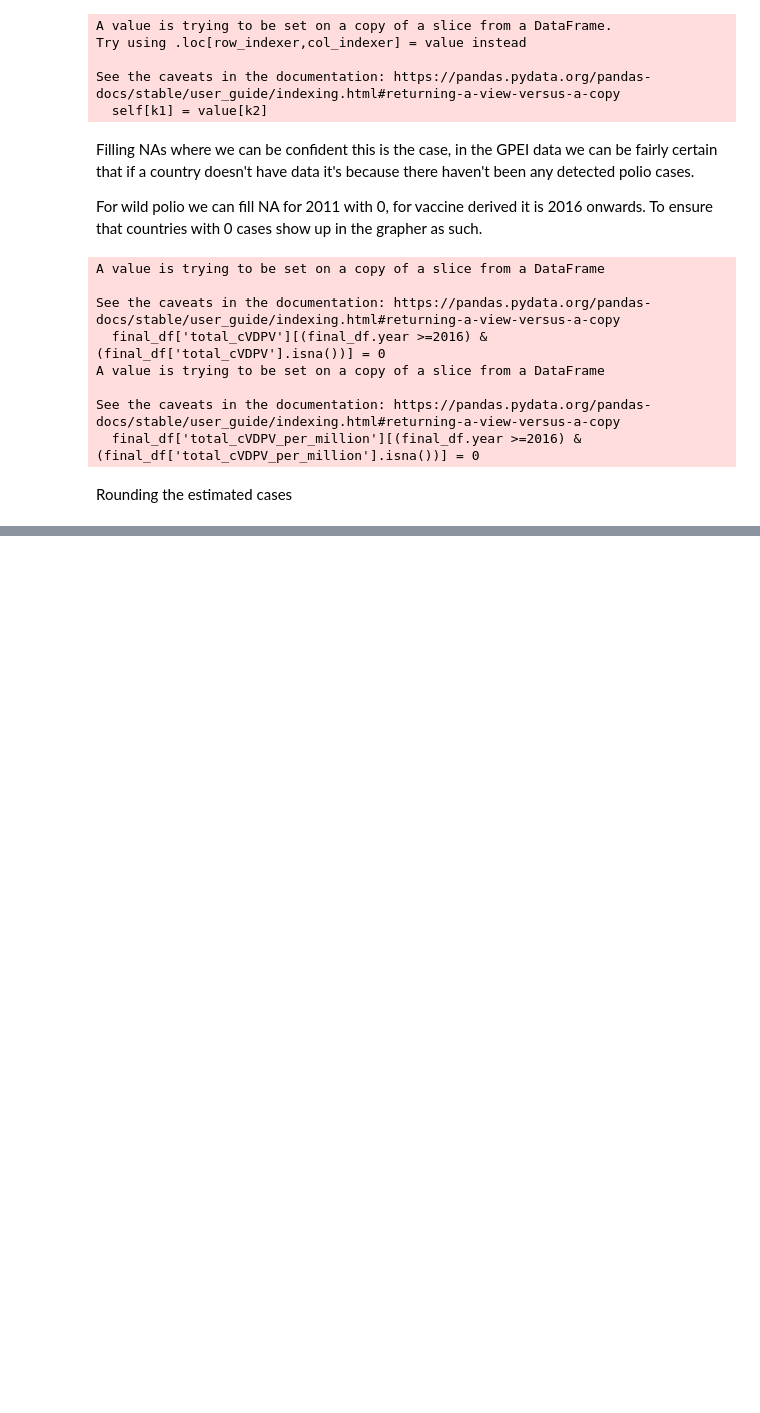
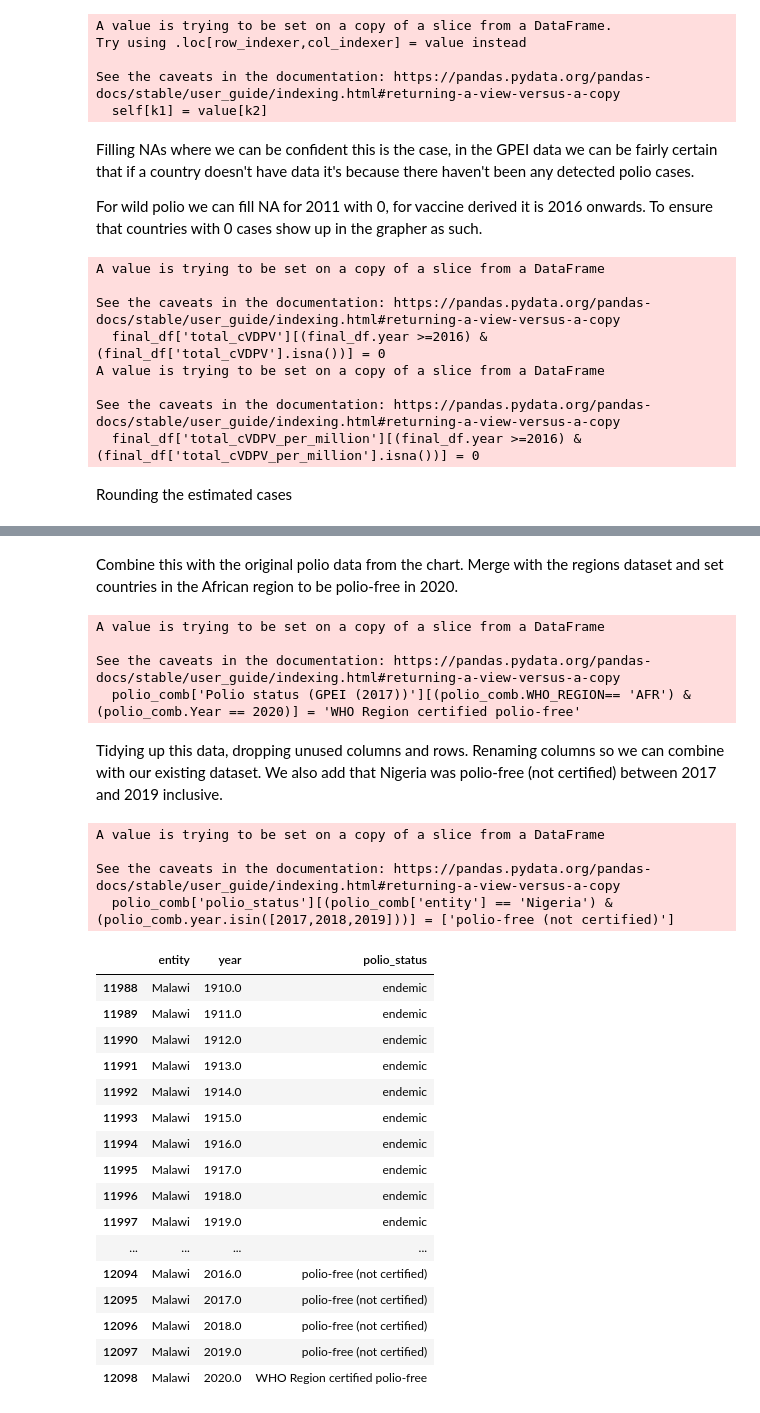
Before and after one commit to owid/notebooks, a Jupyter notebook: FionaSpooner/polio_cases/combine_polio_data.ipynb, the cells around one changed output, grey strips where cells are left out. Cells and saved outputs as stored; diff of their text form; code cells hidden in the pictures; blank space fills up the shorter version.

```diff
--- a/FionaSpooner/polio_cases/combine_polio_data.ipynb
+++ b/FionaSpooner/polio_cases/combine_polio_data.ipynb
@@ -403,0 +402,41 @@ final_df.to_csv(f'data/polio_cases_to_upload_{date_today}.csv', index=False)
+# %% [markdown]
+Combine this with the original polio data from the chart. Merge with the regions dataset and set countries in the African region to be polio-free in 2020.
+# %%
+polio_comb = pd.concat([polio_free, polio_new], ignore_index=True).sort_values(by = ['Entity','Year'])
+polio_comb = polio_comb.merge(regions, left_on='Entity', right_on = 'entity',how = 'outer')
+polio_comb['Polio status (GPEI (2017))'][(polio_comb.WHO_REGION== 'AFR') & (polio_comb.Year == 2020)] = 'WHO Region certified polio-free'
+# %% [output]
+A value is trying to be set on a copy of a slice from a DataFrame
+
+See the caveats in the documentation: https://pandas.pydata.org/pandas-docs/stable/user_guide/indexing.html#returning-a-view-versus-a-copy
+  polio_comb['Polio status (GPEI (2017))'][(polio_comb.WHO_REGION== 'AFR') & (polio_comb.Year == 2020)] = 'WHO Region certified polio-free'
+# %% [markdown]
+Tidying up this data, dropping unused columns and rows. Renaming columns so we can combine with our existing dataset. We also add that Nigeria was polio-free (not certified) between 2017 and 2019 inclusive.
+# %%
+polio_comb = polio_comb[~polio_comb['Entity'].isna()]
+polio_comb.drop(['WHO_REGION','entity'], axis = 1, inplace = True)
+polio_comb.rename(columns={"Entity": "entity", "Year":'year',"Polio status (GPEI (2017))":"polio_status"}, inplace=True)
+polio_comb['polio_status'][(polio_comb['entity'] == 'Nigeria') & (polio_comb.year.isin([2017,2018,2019]))] = ['polio-free (not certified)']
+polio_comb[(polio_comb['entity'] == 'Nigeria')& (polio_comb.year.isin([2017,2018,2019]))]
+# %% [output]
+A value is trying to be set on a copy of a slice from a DataFrame
+
+See the caveats in the documentation: https://pandas.pydata.org/pandas-docs/stable/user_guide/indexing.html#returning-a-view-versus-a-copy
+  polio_comb['polio_status'][(polio_comb['entity'] == 'Nigeria') & (polio_comb.year.isin([2017,2018,2019]))] = ['polio-free (not certified)']
+|  | entity | year | polio_status |
+| 11988 | Malawi | 1910.0 | endemic |
+| 11989 | Malawi | 1911.0 | endemic |
+| 11990 | Malawi | 1912.0 | endemic |
+| 11991 | Malawi | 1913.0 | endemic |
+| 11992 | Malawi | 1914.0 | endemic |
+| 11993 | Malawi | 1915.0 | endemic |
+| 11994 | Malawi | 1916.0 | endemic |
+| 11995 | Malawi | 1917.0 | endemic |
+| 11996 | Malawi | 1918.0 | endemic |
+| 11997 | Malawi | 1919.0 | endemic |
+| ... | ... | ... | ... |
+| 12094 | Malawi | 2016.0 | polio-free (not certified) |
+| 12095 | Malawi | 2017.0 | polio-free (not certified) |
+| 12096 | Malawi | 2018.0 | polio-free (not certified) |
+| 12097 | Malawi | 2019.0 | polio-free (not certified) |
+| 12098 | Malawi | 2020.0 | WHO Region certified polio-free |
```
Also changed, not shown: parts of 23 cells of this notebook, 9 other files.
